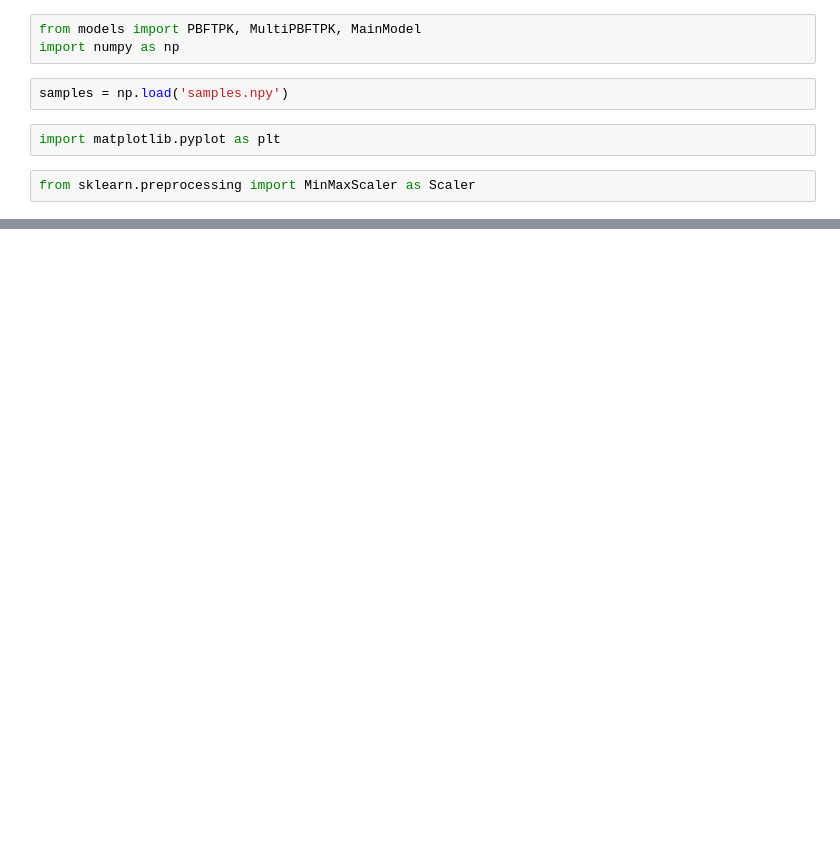
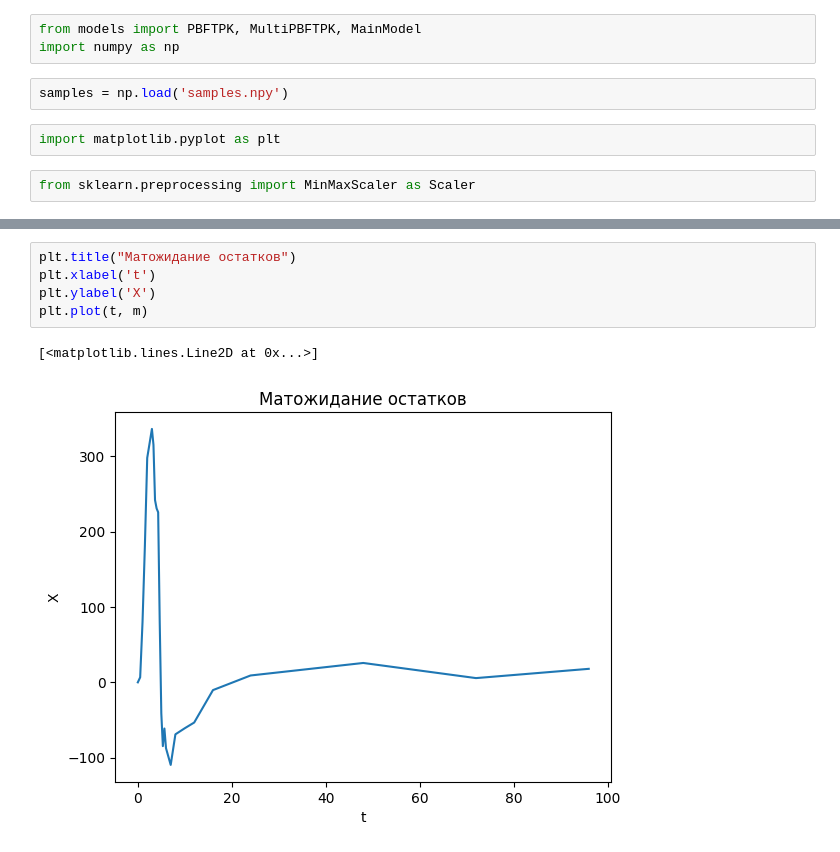
Before and after one commit to LumbaBalumba/yes-science, a Jupyter notebook: modelling.ipynb, the cells around one changed output, grey strips where cells are left out. Cells and saved outputs as stored; diff of their text form; blank space fills up the shorter version.

```diff
--- a/modelling.ipynb
+++ b/modelling.ipynb
@@ -43,0 +50,8 @@ for i, (t, X) in enumerate(samples):
+# %%
+plt.title("Матожидание остатков")
+plt.xlabel('t')
+plt.ylabel('X')
+plt.plot(t, m)
+# %% [output]
+[<matplotlib.lines.Line2D at 0x...>]
+[figure, added]
```
Also changed, not shown: parts of 3 cells of this notebook, 1 other file.
